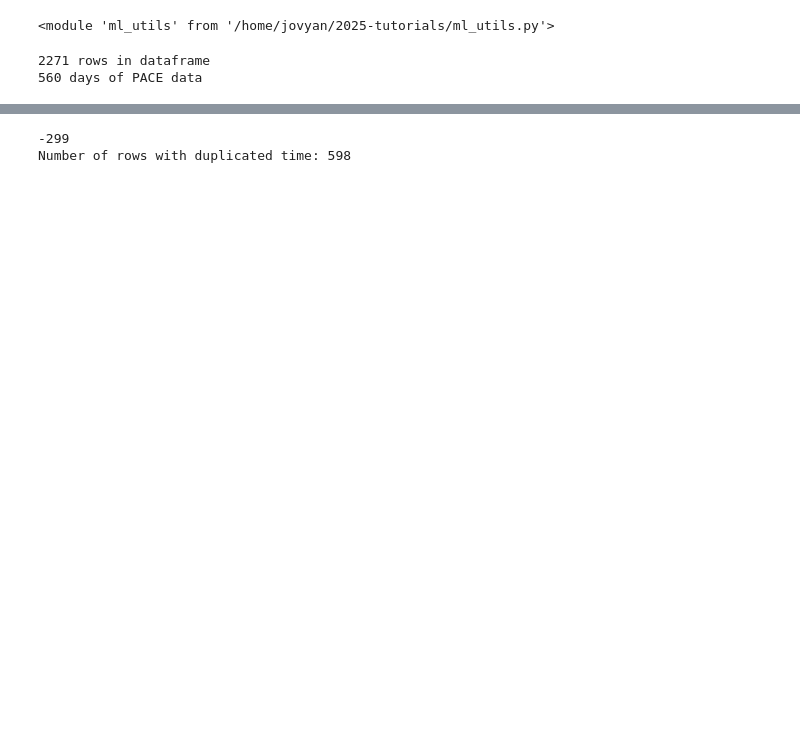
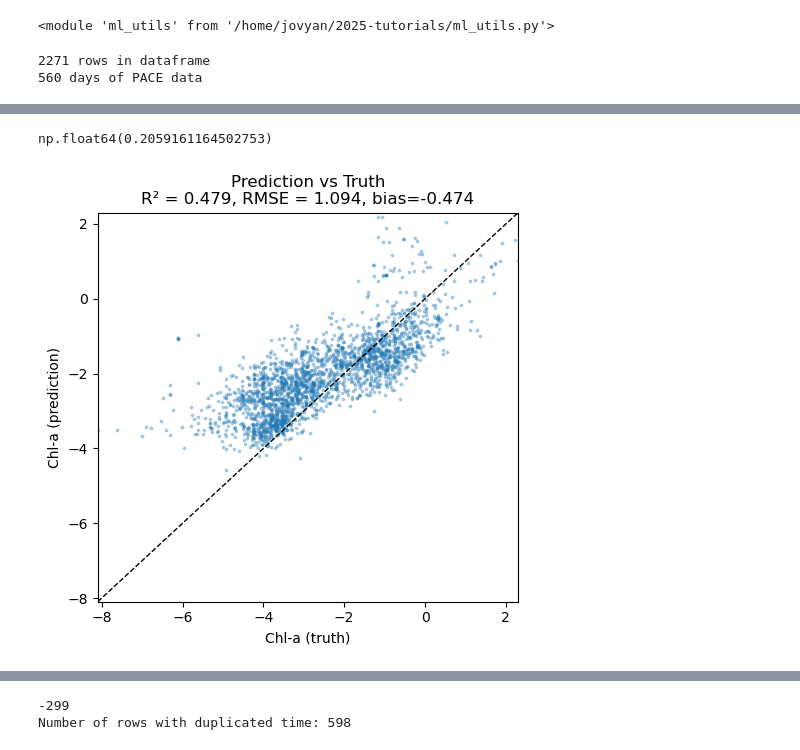
Before and after one commit to eeholmes/2025-tutorials, a Jupyter notebook: argo-matchups.ipynb, the cells around one changed output, grey strips where cells are left out. Cells and saved outputs as stored; diff of their text form; code cells hidden in the pictures; blank space fills up the shorter version.

```diff
--- a/argo-matchups.ipynb
+++ b/argo-matchups.ipynb
@@ -386,0 +479,3 @@ df_plus
+# %%
+df_clean = df.dropna().reset_index(drop=True)
+len(df_clean)
@@ -387,3 +555,55 @@ df_plus
+# %%
+np.mean(df["bias"])
+# %% [output]
+np.float64(0.2059161164502753)
+# %%
+import numpy as np
+import matplotlib.pyplot as plt
+from sklearn.metrics import r2_score, mean_squared_error
+
+# Take logs (natural log; use np.log10 if you prefer log10)
+y_true_raw = df_clean["y"].values
+y_pred_raw = df_clean["pace_chlor_a"].values
+
+y_true = np.log(y_true_raw)
+y_pred = np.log(y_pred_raw)
+
+# Mask: positive & finite in both
+mask = (
+    np.isfinite(y_true) &
+    np.isfinite(y_pred) &
+    (y_true_raw > 0) &
+    (y_pred_raw > 0)
+)
+
+y_true = y_true[mask]
+y_pred = y_pred[mask]
+
+# Compute some metrics
+r2 = r2_score(y_true, y_pred)
+rmse = np.sqrt(mean_squared_error(y_true, y_pred))
+bias = np.mean(y_true-y_pred)
+
+# Scatter plot
+plt.figure(figsize=(5, 5))
+plt.scatter(y_true, y_pred, s=3, alpha=0.3)
+
+# 1:1 line
+lims = [
+    min(y_true.min(), y_pred.min()),
+    max(y_true.max(), y_pred.max())
+]
+plt.plot(lims, lims, "k--", linewidth=1)
+plt.xlim(lims)
+plt.ylim(lims)
+
+plt.xlabel("Chl-a (truth)")
+plt.ylabel("Chl-a (prediction)")
+plt.title(f"Prediction vs Truth\nR² = {r2:.3f}, RMSE = {rmse:.3f}, bias={bias:.3f}")
+plt.tight_layout()
+plt.show()
+# %% [output]
+[figure, added]
 # %%
 for i, f in enumerate(fileset[0:3]):
     df_record, pts = mu.one_file_matches(f, df, ds_vec_name=None, ds_var_name="chlor_a")
```
Also changed, not shown: parts of 16 cells of this notebook.
